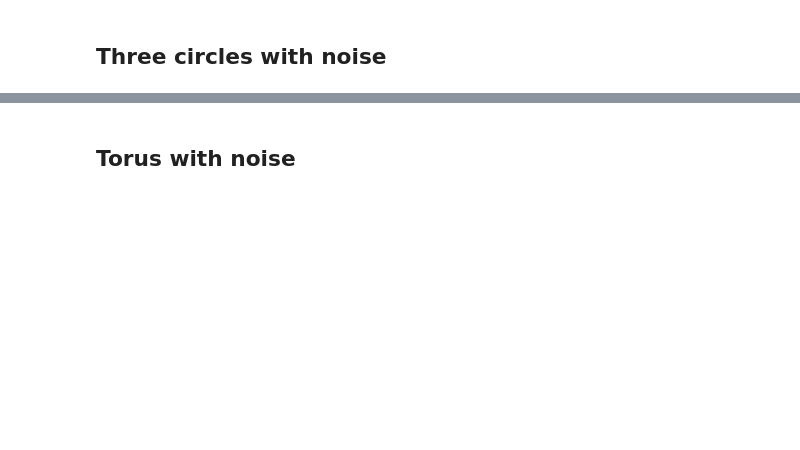
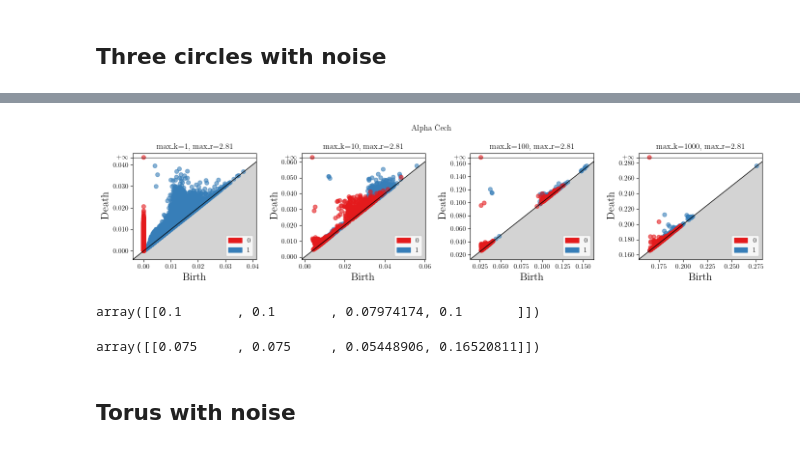
Before and after one commit to odinhg/core, a Jupyter notebook: 06_core_decreasing_k_morten.ipynb, the cells around one changed output, grey strips where cells are left out. Saved outputs shown, nothing was run; the diff lists cells and outputs as text; code cells hidden in the pictures; blank space fills up the shorter version.

```diff
--- a/06_core_decreasing_k_morten.ipynb
+++ b/06_core_decreasing_k_morten.ipynb
@@ -250,15 +226,11 @@ plt.show()
-# %%
-%%time
-max_ks = [1, 10, 100, 1000]
-max_r = 2*math.sqrt(Miniball(X).squared_radius())
-
-plt.rcParams['text.usetex'] = True
-params = {'mathtext.default': 'regular' }
-fig, axs = plt.subplots(ncols=len(max_ks), figsize=(14, 14 // len(max_ks)))
-for i, max_k in enumerate(max_ks):
-    st_alpha_core = core_alpha(X=X, max_k=max_k, max_r=max_r)
-    plot_sqrt_persistence(st_alpha_core, axes=axs[i])
-    # gudhi.plot_persistence_diagram(st_alpha_core.persistence(), axes=axs[i], fontsize=14)
-    axs[i].set_title(r"$k_{max}=" + f"{max_k}, " + r"r_{max}=" + f"{max_r:.3f}$", fontsize=16)
-fig.tight_layout()
-plt.show()
+# %%
+%%time
+max_ks = [1, 10, 100, 1000]
+max_r = 2*math.sqrt(Miniball(X).squared_radius())
+pers_diagrams = persistence_diagrams(
+    X=X,
+    max_ks = max_ks,
+    max_r=max_r
+)
+pers_ideal = [[(0, (0, np.inf)), (0, (0, 0.15)), (0, (0, 0.15)), (1, (0, 0.2)), (1, (0, 0.15)), (1, (0, 0.15))]]
+# + pers_diagrams
@@ -264,0 +240,4 @@ plt.show()
+# %%
+%%time
+fig = plot_persistence_diagrams(pers_diagrams, max_ks, max_r)
+# %% [output]
@@ -265,3 +246,12 @@ plt.show()
+[figure, added]
+# %%
+bottleneck_distances(pers_ideal, pers_diagrams, dim=1)
+# %% [output]
+array([[0.1       , 0.1       , 0.07974174, 0.1       ]])
+# %%
+bottleneck_distances(pers_ideal, pers_diagrams, dim=0)
+# %% [output]
+array([[0.075     , 0.075     , 0.05448906, 0.16520811]])
 # %% [markdown]
 ## Torus with noise
 # %%
```
Also changed, not shown: parts of 43 cells of this notebook.
